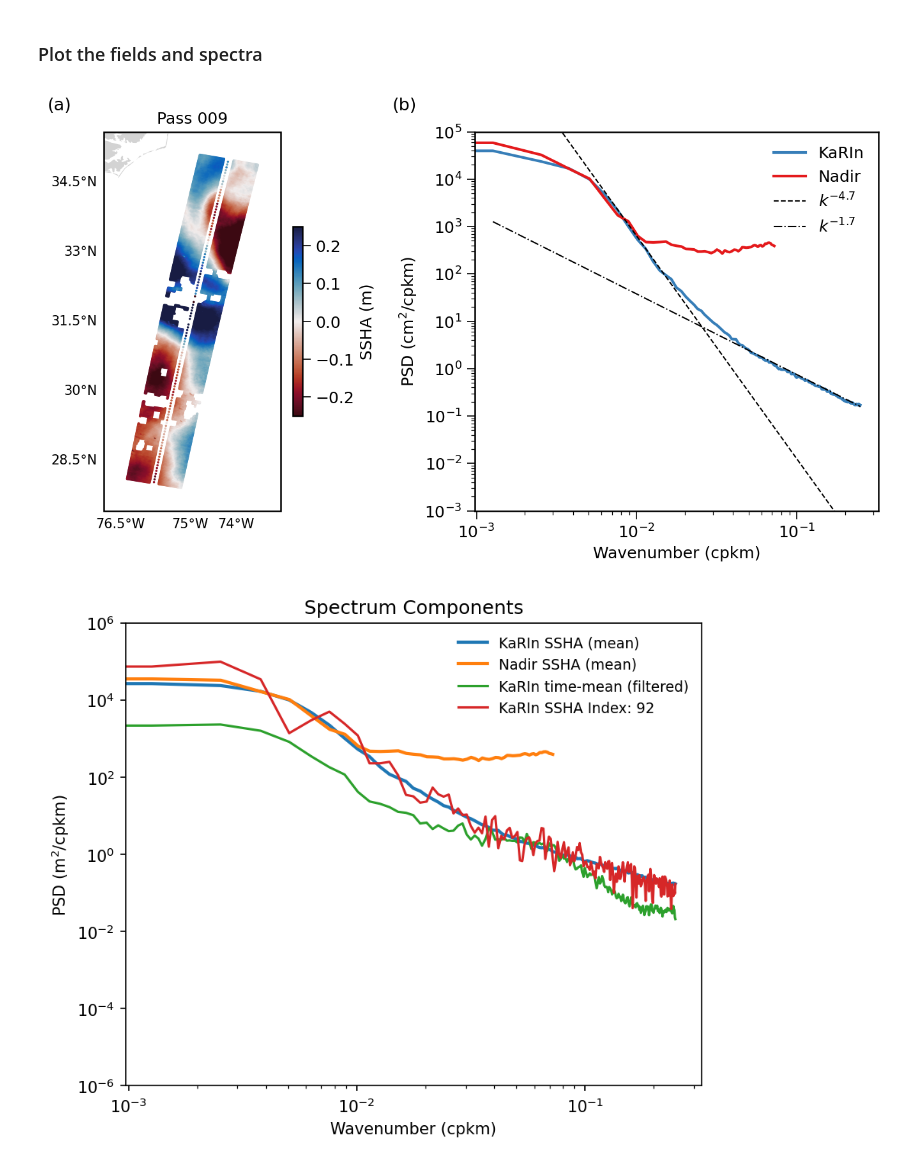
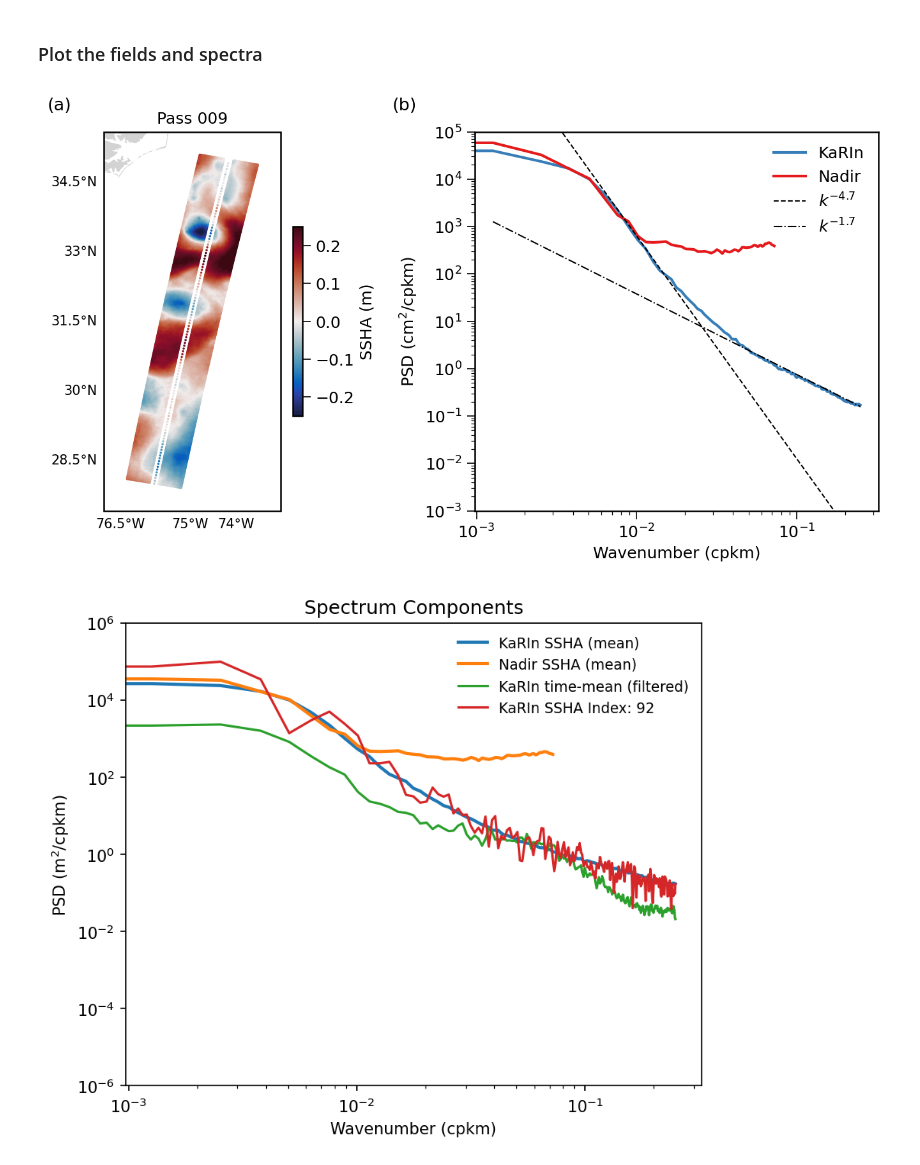
Before and after one commit to jwskinner/SWOT-balanced-extraction, a Jupyter notebook: Spectral_Models_and_Fields.ipynb, the cells around one changed output. Cells and saved outputs as stored; diff of their text form; code cells hidden in the pictures.

```diff
--- a/Spectral_Models_and_Fields.ipynb
+++ b/Spectral_Models_and_Fields.ipynb
@@ -79,7 +90,7 @@ import cmocean
 
 swot.set_plot_style()
 
-index = 93
+index = 6
 vmin, vmax = -0.25, 0.25
 ylims = (1e-3, 1e5)
 cmap = 'cmo.balance'
@@ -125,34 +136,34 @@ ax1 = fig.add_subplot(gs[0, 1])
 ax1.loglog(karin.wavenumbers_cpkm,  karin.spec_ssha, label='KaRIn', linewidth=2.)
 ax1.loglog(nadir.wavenumbers_cpkm,  nadir.spec_ssha, label='Nadir', linewidth=2.)
 #ax1.loglog(karin.wavenumbers * 1e3, karin.spec_ssh, label='SWOT KaRIn SSH', linewidth=2.0)
 #ax1.loglog(karin.wavenumbers * 1e3, karin.spec_tmean, label='SWOT Time-mean', linewidth=2.0)
 #ax1.loglog(karin.wavenumbers * 1e3, karin.spec_tide, label='SWOT HRET', linewidth=2.0)
 
 # Reference slope lines (k^-5 and k^-2)
 k_ref = karin.wavenumbers_cpkm  # range of wavenumbers (cpkm)
 C1 = 2.5e-7  # vertical placement for k^-5
 C2 = 1.5e-2  # vertical placement for k^-2
 ax1.loglog(k_ref, C1 * k_ref**-4.7, 'k--', linewidth=1, label=r'$k^{-4.7}$')
 ax1.loglog(k_ref, C2 * k_ref**-1.7, 'k', linestyle='-.', linewidth=1, label=r'$k^{-1.7}$')
 
 ax1.set_xlabel("Wavenumber (cpkm)")
 ax1.set_ylabel("PSD (cm$^2$/cpkm)")
 ax1.set_ylim(ylims)
 ax1.legend()
 
 # (a) for left panel
 fig.text(0.13, 1, "(a)", fontsize=13,
          va="top", ha="center")
 
 # (b) for right panel
 fig.text(0.49, 1, "(b)", fontsize=13,
          va="top", ha="center")
 
 plt.tight_layout()
 fig.savefig("swot_map_spectrum.pdf", bbox_inches='tight')
 plt.show()
 # %% [output]
-[figure, old version]
+[figure, new version]
 # %%
 # --- Single-panel final spectrum plot ---
 ylims = (1e-6, 1e6)
```
Also changed, not shown: parts of 2 cells of this notebook, 17 other files.
